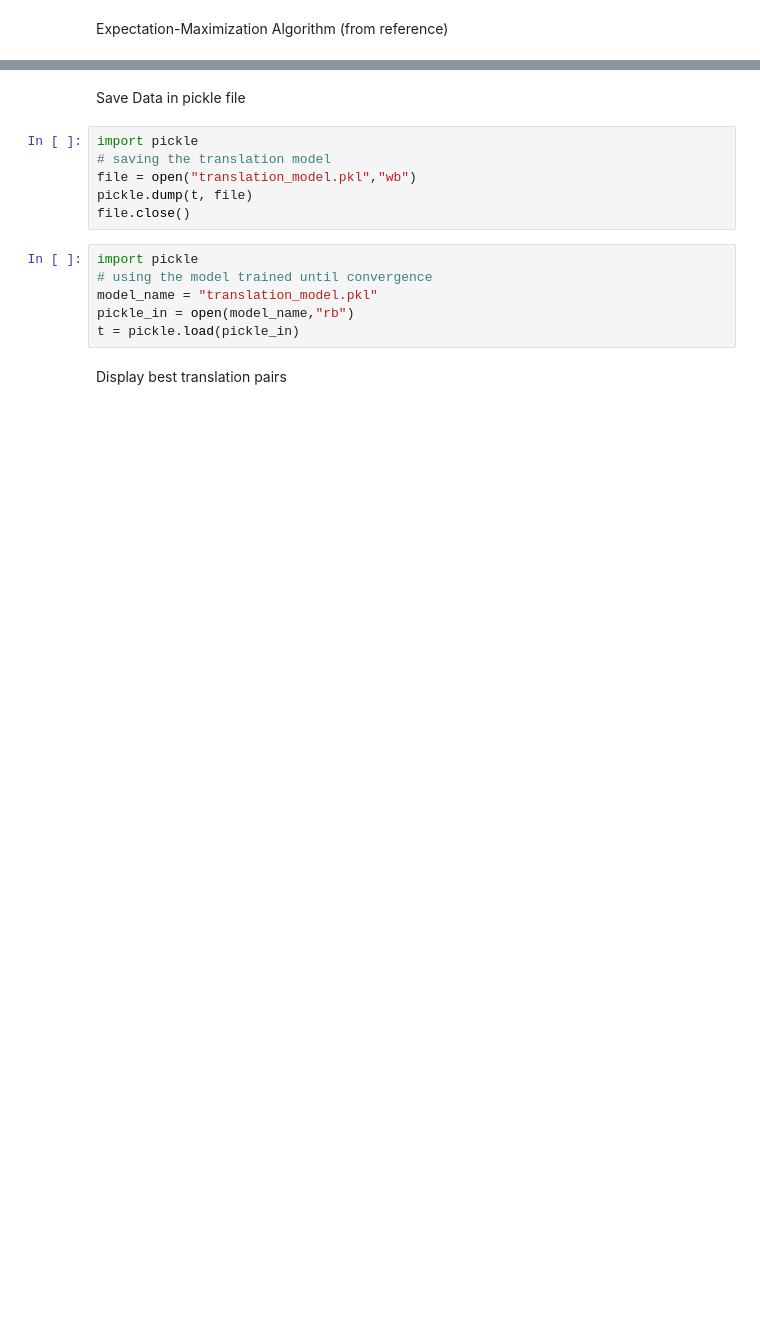
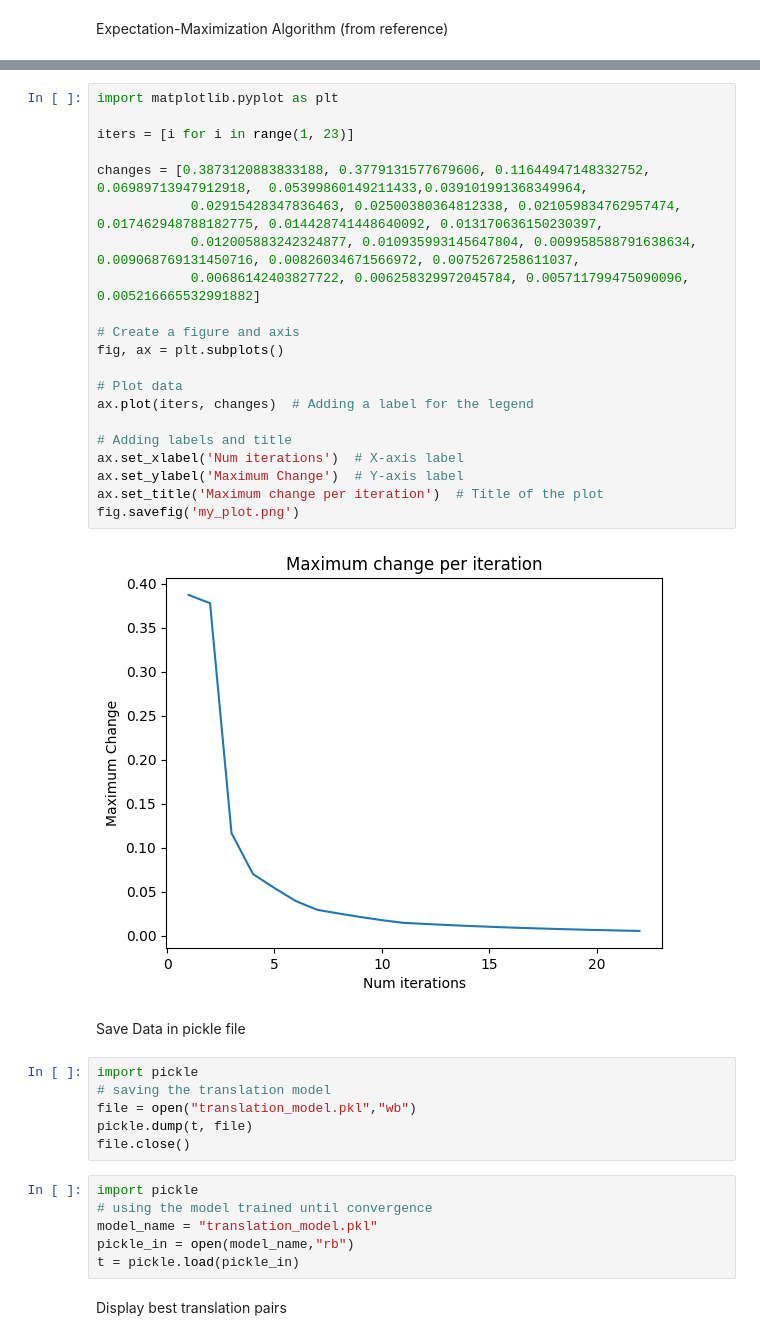
Before and after one commit to mli43/CMU-10701-F23-Project, a Jupyter notebook: smt.ipynb, the cells around one changed output, grey strips where cells are left out. Drawn from its saved outputs; the diff is of its cells as text; blank space fills up the shorter version.

```diff
--- a/smt.ipynb
+++ b/smt.ipynb
@@ -253,3 +287,26 @@ Iteration 23 Completed, Maximum Change: -1
+# %%
+import matplotlib.pyplot as plt
+
+iters = [i for i in range(1, 23)]
+
+changes = [0.3873120883833188, 0.3779131577679606, 0.11644947148332752, 0.06989713947912918,  0.05399860149211433,0.039101991368349964,
+            0.02915428347836463, 0.02500380364812338, 0.021059834762957474, 0.017462948788182775, 0.014428741448640092, 0.013170636150230397,
+            0.012005883242324877, 0.010935993145647804, 0.009958588791638634, 0.009068769131450716, 0.00826034671566972, 0.0075267258611037,
+            0.00686142403827722, 0.006258329972045784, 0.005711799475090096, 0.005216665532991882]
+
+# Create a figure and axis
+fig, ax = plt.subplots()
+
+# Plot data
+ax.plot(iters, changes)  # Adding a label for the legend
+
+# Adding labels and title
+ax.set_xlabel('Num iterations')  # X-axis label
+ax.set_ylabel('Maximum Change')  # Y-axis label
+ax.set_title('Maximum change per iteration')  # Title of the plot
+fig.savefig('my_plot.png')
+# %% [output]
+[figure, added]
 # %% [markdown]
 Save Data in pickle file
 # %%
```
Also changed, not shown: parts of 22 cells of this notebook.
